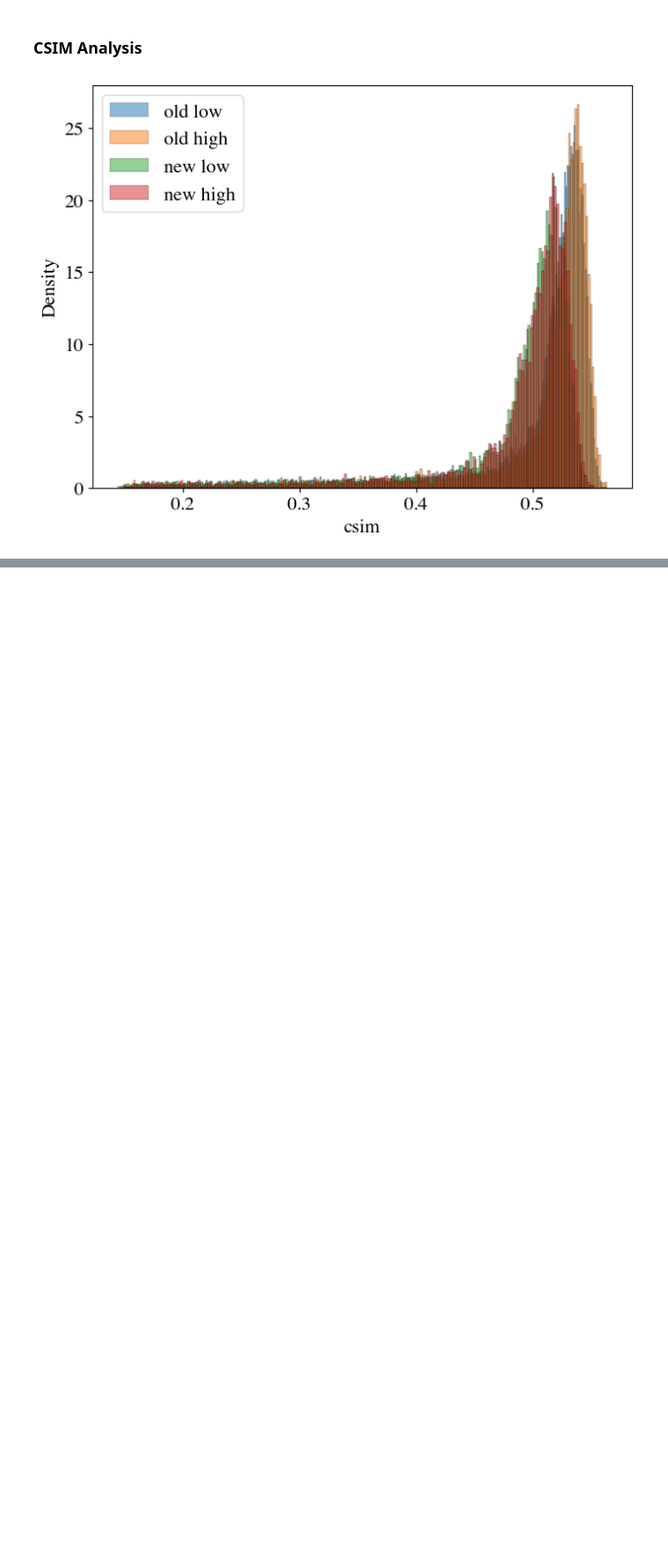
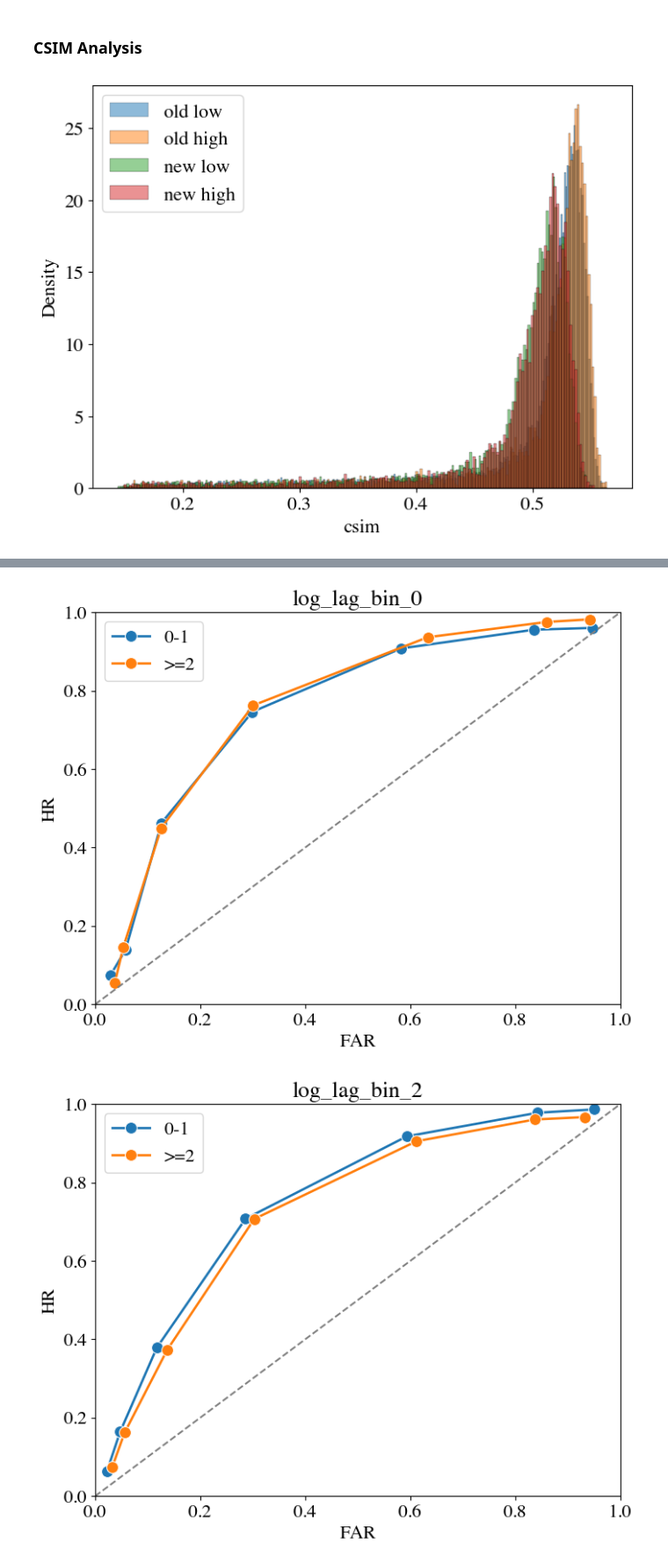
Before and after one commit to pennmem/CMR-IA, a Jupyter notebook: Analysis/simu1_recog_recsim/simu1_main.ipynb, the cells around one changed output, grey strips where cells are left out. Shown at 88% size. Saved outputs shown, nothing was run; the diff lists cells and outputs as text; code cells hidden in the pictures; blank space fills up the shorter version.

```diff
--- a/Analysis/simu1_recog_recsim/simu1_main.ipynb
+++ b/Analysis/simu1_recog_recsim/simu1_main.ipynb
@@ -919,0 +873,19 @@ for i in tmp_lst:
+# %%
+for i in tmp_lst:
+    df_csim_log_lag_bin = df_csim.query(f"log_lag_bin_{i} == True")
+    df_plot = df_csim_log_lag_bin.groupby(["session", "roll_cat_len_level"]).apply(get_roc_hrfar, min_thresh=0.9, max_thresh=1.1).reset_index()
+    df_plot.rename(columns={"level_2": "level"}, inplace=True)
+    df_plot = df_plot.groupby(["roll_cat_len_level", "level"])["hr", "far"].mean().reset_index()
+
+    fig, ax = plt.subplots(1, 1, figsize=(8, 6))
+    sns.lineplot(data=df_plot, x="far", y="hr", hue="roll_cat_len_level", ax=ax, marker="o", markersize=10, linestyle="-", lw=2)
+    plt.plot([0, 1], [0, 1], "--", color="gray")
+    plt.xlim([0, 1])
+    plt.ylim([0, 1])
+    plt.xlabel("FAR")
+    plt.ylabel("HR")
+    plt.legend()
+    plt.title(f"log_lag_bin_{i}")
+# %% [output]
+[figure, added]
+[figure, added]
```
Also changed, not shown: parts of 13 cells of this notebook, 26 other files.
